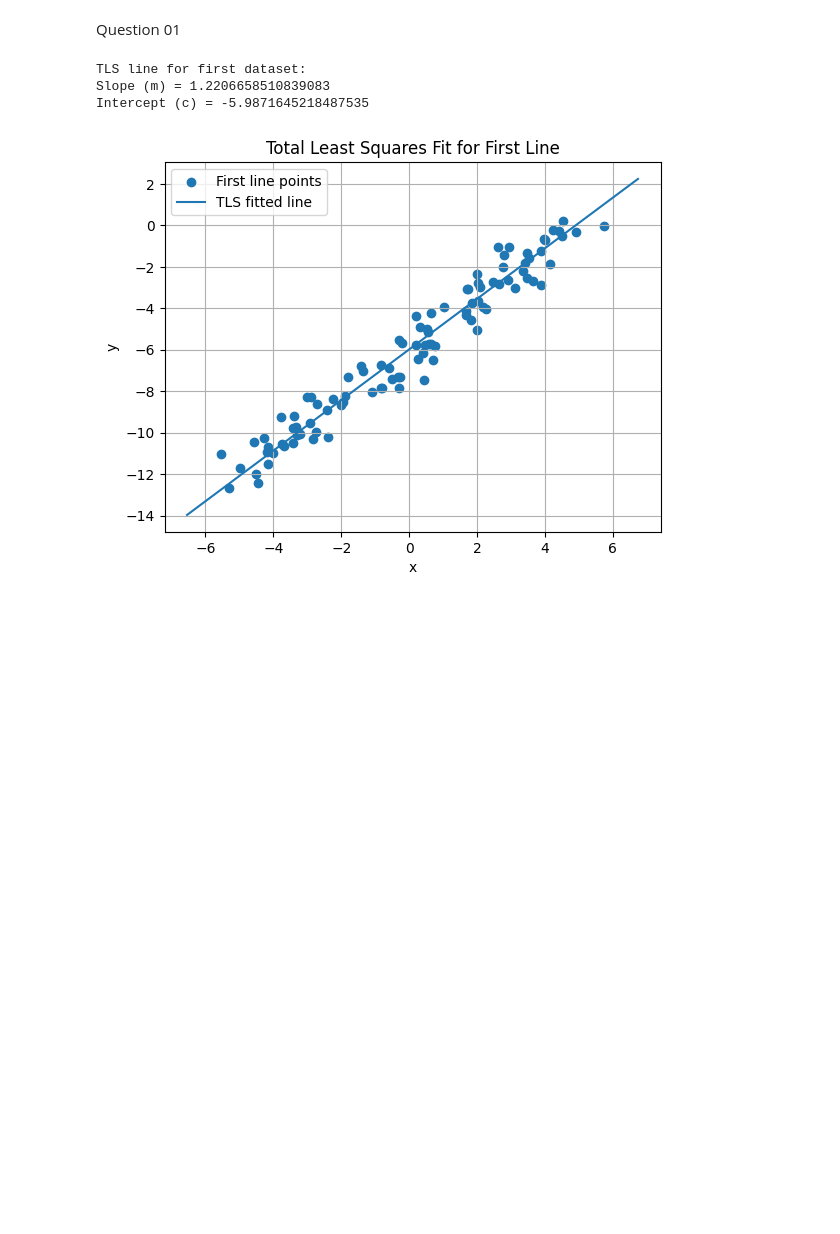
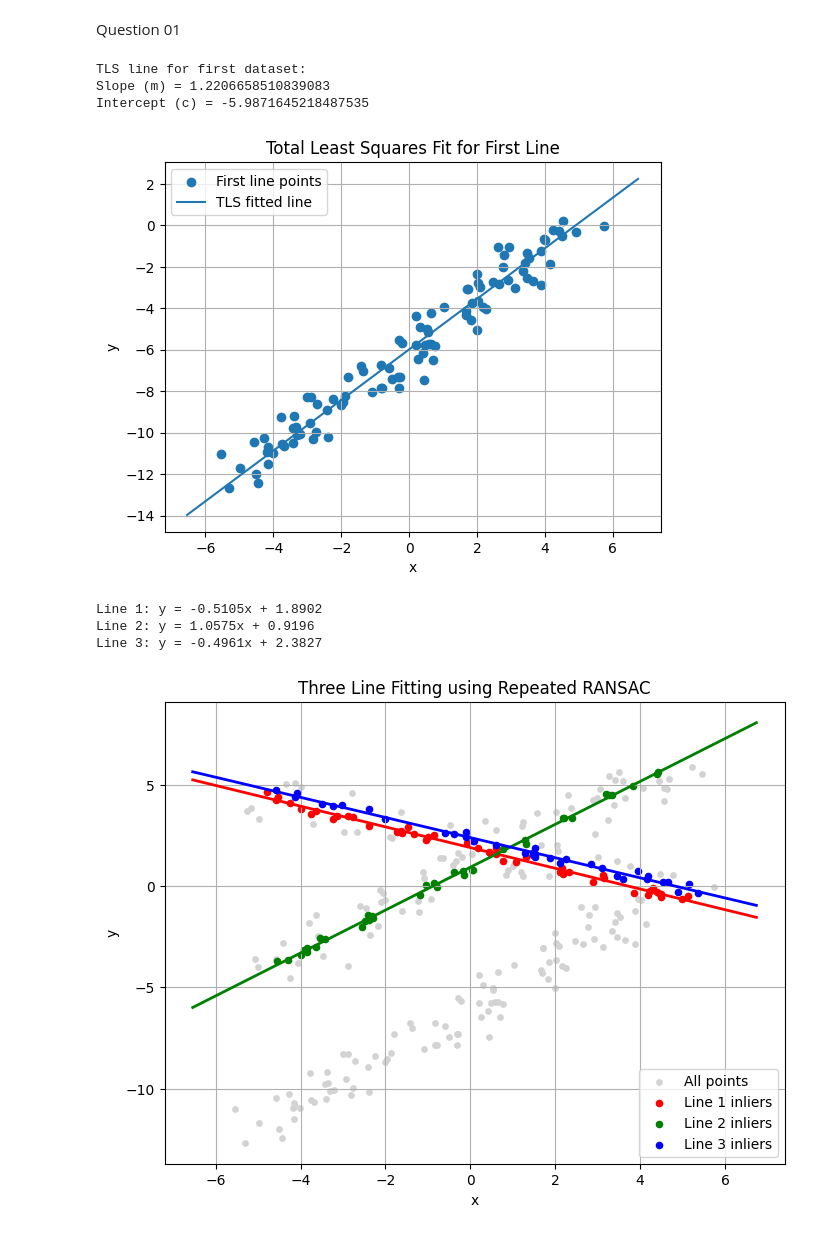
Before and after one commit to Thriyashi/258824R_A02, a Jupyter notebook: Question 1.ipynb, the cells around one changed output. Saved outputs shown, nothing was run; the diff lists cells and outputs as text; code cells hidden in the pictures; blank space fills up the shorter version.

```diff
--- a/Question 1.ipynb
+++ b/Question 1.ipynb
@@ -57,0 +56,76 @@ Intercept (c) = -5.9871645218487535
+# %%
+#Question 1 part (b)
+
+import numpy as np
+import matplotlib.pyplot as plt
+from sklearn.linear_model import RANSACRegressor, LinearRegression
+
+# Load dataset
+D = np.genfromtxt("lines.csv", delimiter=",", skip_header=1)
+
+# Separate x and y columns
+X_cols = D[:, :3]
+Y_cols = D[:, 3:]
+
+# Flatten all points into one set
+X_all = X_cols.flatten()
+Y_all = Y_cols.flatten()
+
+# Keep remaining points for repeated RANSAC
+X_remain = X_all.copy()
+Y_remain = Y_all.copy()
+
+# For plotting
+colors = ['red', 'green', 'blue']
+line_params = []
+
+plt.figure(figsize=(8, 6))
+plt.scatter(X_all, Y_all, color='lightgray', s=15, label='All points')
+
+for i in range(3):
+    # Reshape x for sklearn
+    X = X_remain.reshape(-1, 1)
+    y = Y_remain
+    # Fit RANSAC
+    ransac = RANSACRegressor(
+        estimator=LinearRegression(),
+        min_samples=2,
+        residual_threshold=0.3,
+        max_trials=1000,
+        random_state=42
+    )
+    ransac.fit(X, y)
+    # Inlier and outlier masks
+    inlier_mask = ransac.inlier_mask_
+    outlier_mask = ~inlier_mask
+    # Get fitted line parameters
+    m = ransac.estimator_.coef_[0]
+    c = ransac.estimator_.intercept_
+    line_params.append((m, c))
+
+    print(f"Line {i+1}: y = {m:.4f}x + {c:.4f}")
+
+    # Plot inlier points
+    plt.scatter(X_remain[inlier_mask], Y_remain[inlier_mask],
+                color=colors[i], s=20, label=f'Line {i+1} inliers')
+
+    # Plot fitted line
+    x_plot = np.linspace(X_all.min() - 1, X_all.max() + 1, 100)
+    y_plot = m * x_plot + c
+    plt.plot(x_plot, y_plot, color=colors[i], linewidth=2)
+
+    # Remove inliers and continue with remaining points
+    X_remain = X_remain[outlier_mask]
+    Y_remain = Y_remain[outlier_mask]
+
+plt.xlabel("x")
+plt.ylabel("y")
+plt.title("Three Line Fitting using Repeated RANSAC")
+plt.legend()
+plt.grid(True)
+plt.show()
+# %% [output]
+Line 1: y = -0.5105x + 1.8902
+Line 2: y = 1.0575x + 0.9196
+Line 3: y = -0.4961x + 2.3827
+[figure, added]
```
Also changed, not shown: parts of 1 cell of this notebook.
